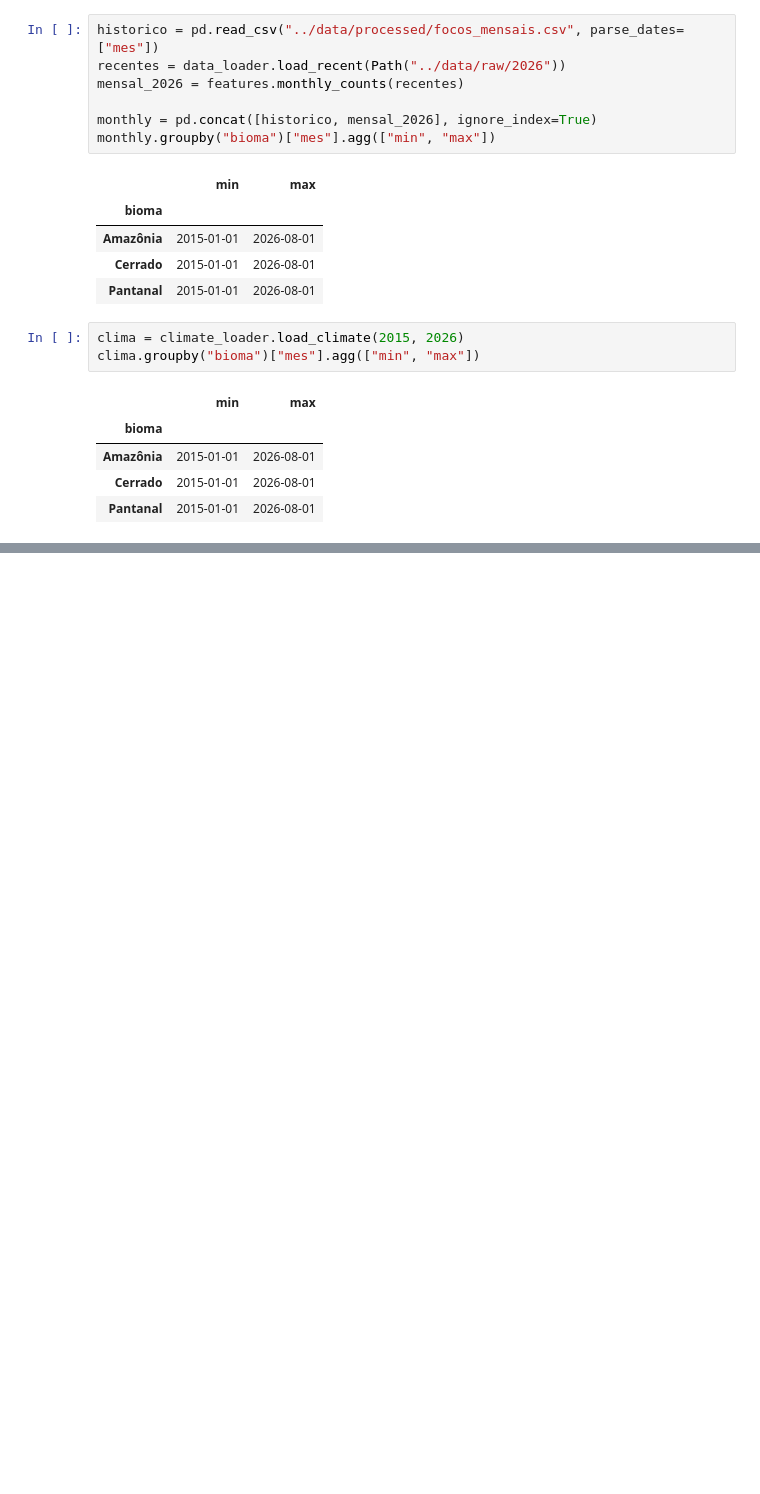
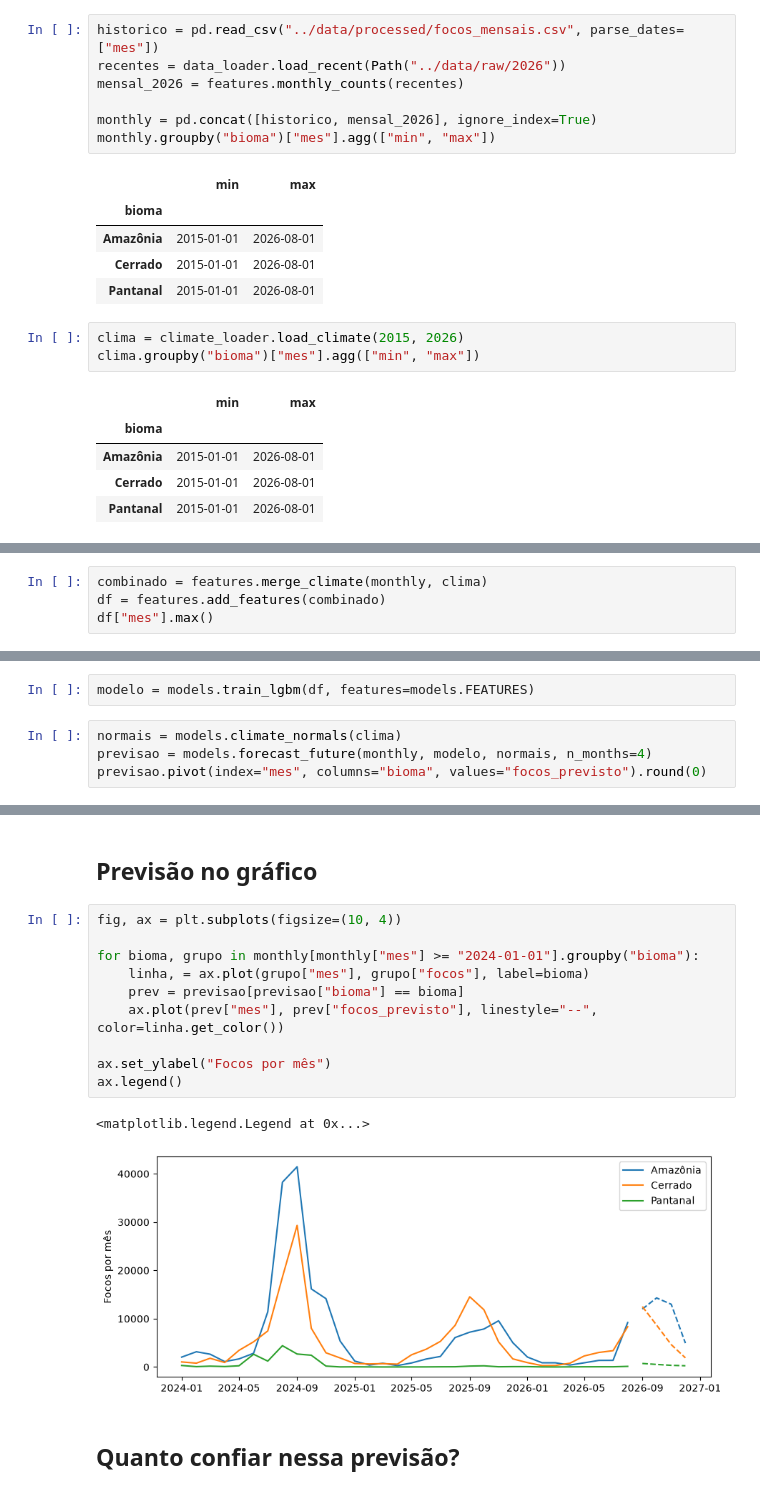
Before and after one commit to e-EstefaneAndrade/queimadas-biomas, a Jupyter notebook: notebooks/05_previsao.ipynb, the cells around one changed output, grey strips where cells are left out. Drawn from its saved outputs; the diff is of its cells as text; blank space fills up the shorter version.

Commit message:
Adiciona previsão de set a dez de 2026

```diff
--- a/notebooks/05_previsao.ipynb
+++ b/notebooks/05_previsao.ipynb
@@ -34,0 +37,4 @@ clima.groupby("bioma")["mes"].agg(["min", "max"])
+# %%
+combinado = features.merge_climate(monthly, clima)
+df = features.add_features(combinado)
+df["mes"].max()
@@ -34,0 +43,6 @@ clima.groupby("bioma")["mes"].agg(["min", "max"])
+# %%
+modelo = models.train_lgbm(df, features=models.FEATURES)
+# %%
+normais = models.climate_normals(clima)
+previsao = models.forecast_future(monthly, modelo, normais, n_months=4)
+previsao.pivot(index="mes", columns="bioma", values="focos_previsto").round(0)
@@ -34,0 +56,17 @@ clima.groupby("bioma")["mes"].agg(["min", "max"])
+# %% [markdown]
+## Previsão no gráfico
+# %%
+fig, ax = plt.subplots(figsize=(10, 4))
+
+for bioma, grupo in monthly[monthly["mes"] >= "2024-01-01"].groupby("bioma"):
+    linha, = ax.plot(grupo["mes"], grupo["focos"], label=bioma)
+    prev = previsao[previsao["bioma"] == bioma]
+    ax.plot(prev["mes"], prev["focos_previsto"], linestyle="--", color=linha.get_color())
+
+ax.set_ylabel("Focos por mês")
+ax.legend()
+# %% [output]
+<matplotlib.legend.Legend at 0x...>
+[figure, added]
+# %% [markdown]
+## Quanto confiar nessa previsão?
```
Also changed, not shown: parts of 8 cells of this notebook, 3 other files.
